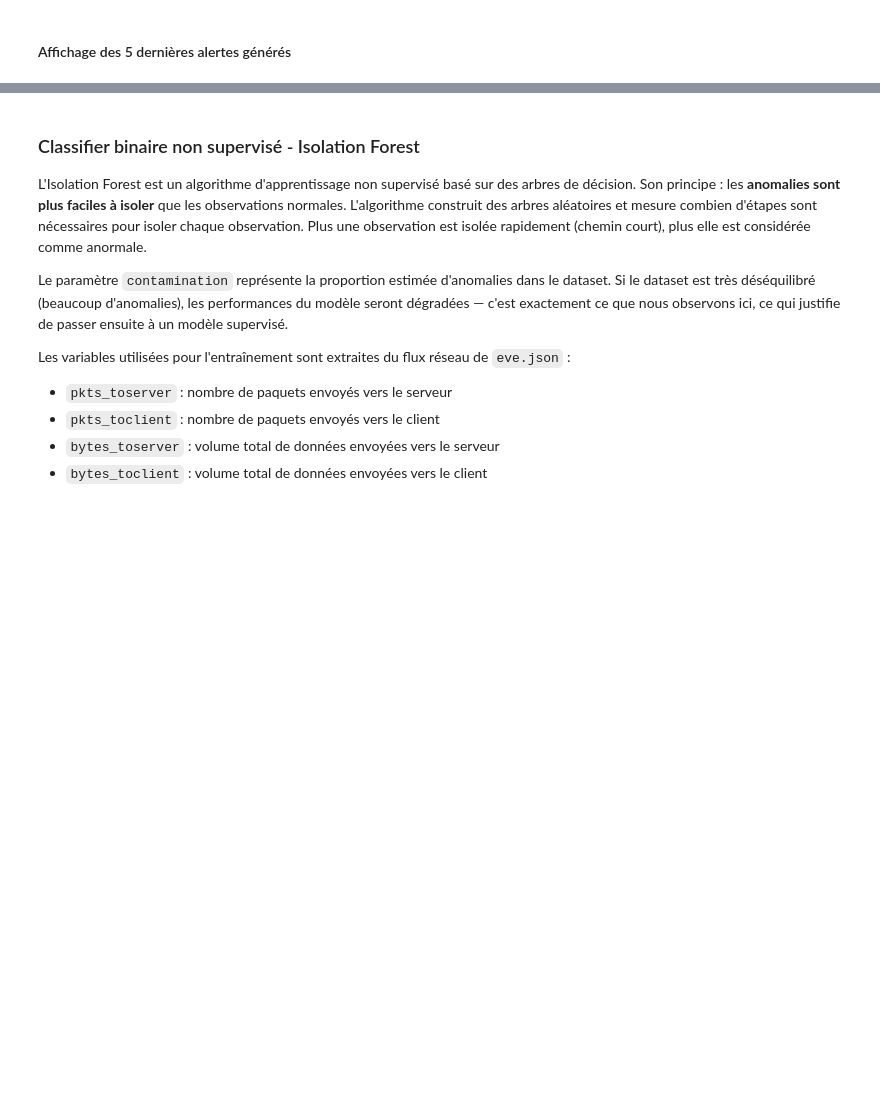
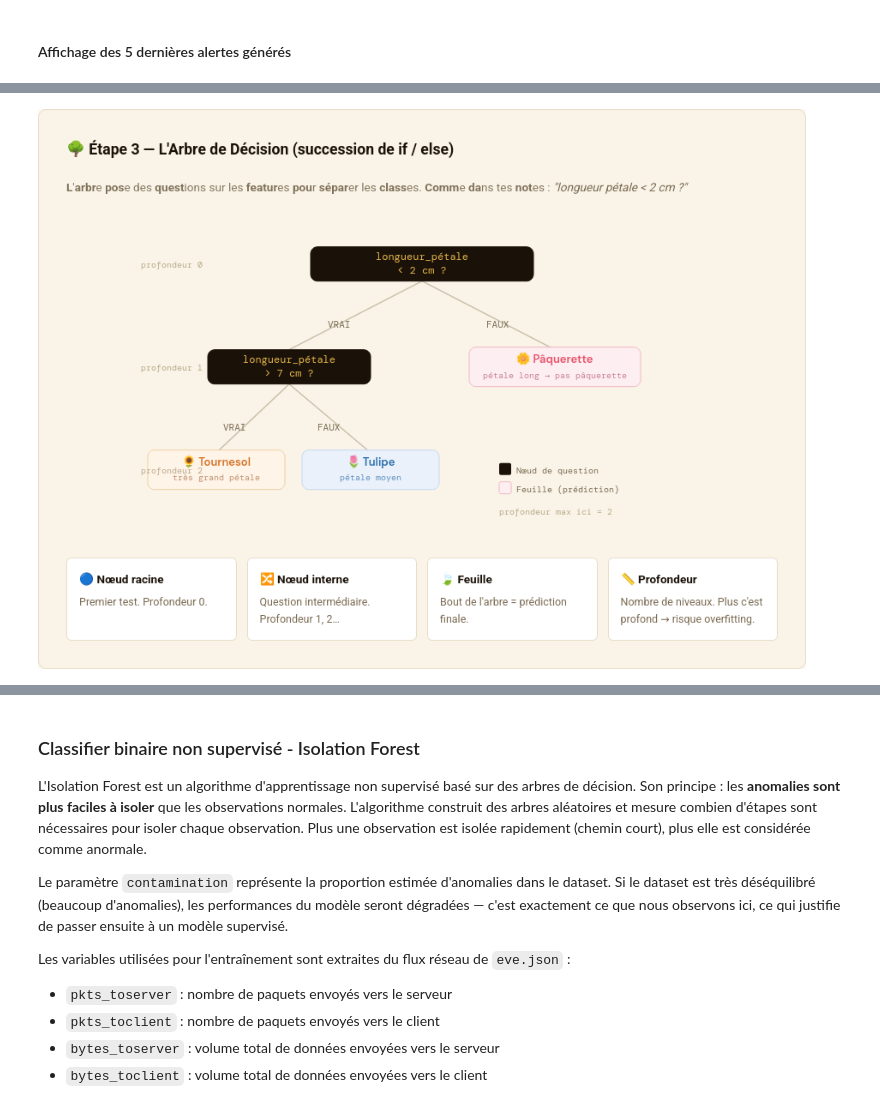
Before and after one commit to N0sti/elasticsearch_cookbook, a Jupyter notebook: es_as_siem/projet_siem.ipynb, the cells around one changed output, grey strips where cells are left out. Saved outputs shown, nothing was run; the diff lists cells and outputs as text; code cells hidden in the pictures; blank space fills up the shorter version.

```diff
--- a/es_as_siem/projet_siem.ipynb
+++ b/es_as_siem/projet_siem.ipynb
@@ -1209,0 +1206,5 @@ Le modèle utilisé est un arbre de décision (*Decision Tree*). Ce modèle cons
+# %%
+from IPython.display import Image, display
+display(Image(filename="../images/arbre.jpeg"))
+# %% [output]
+[figure, added]
```
Also changed, not shown: parts of 18 cells of this notebook.
